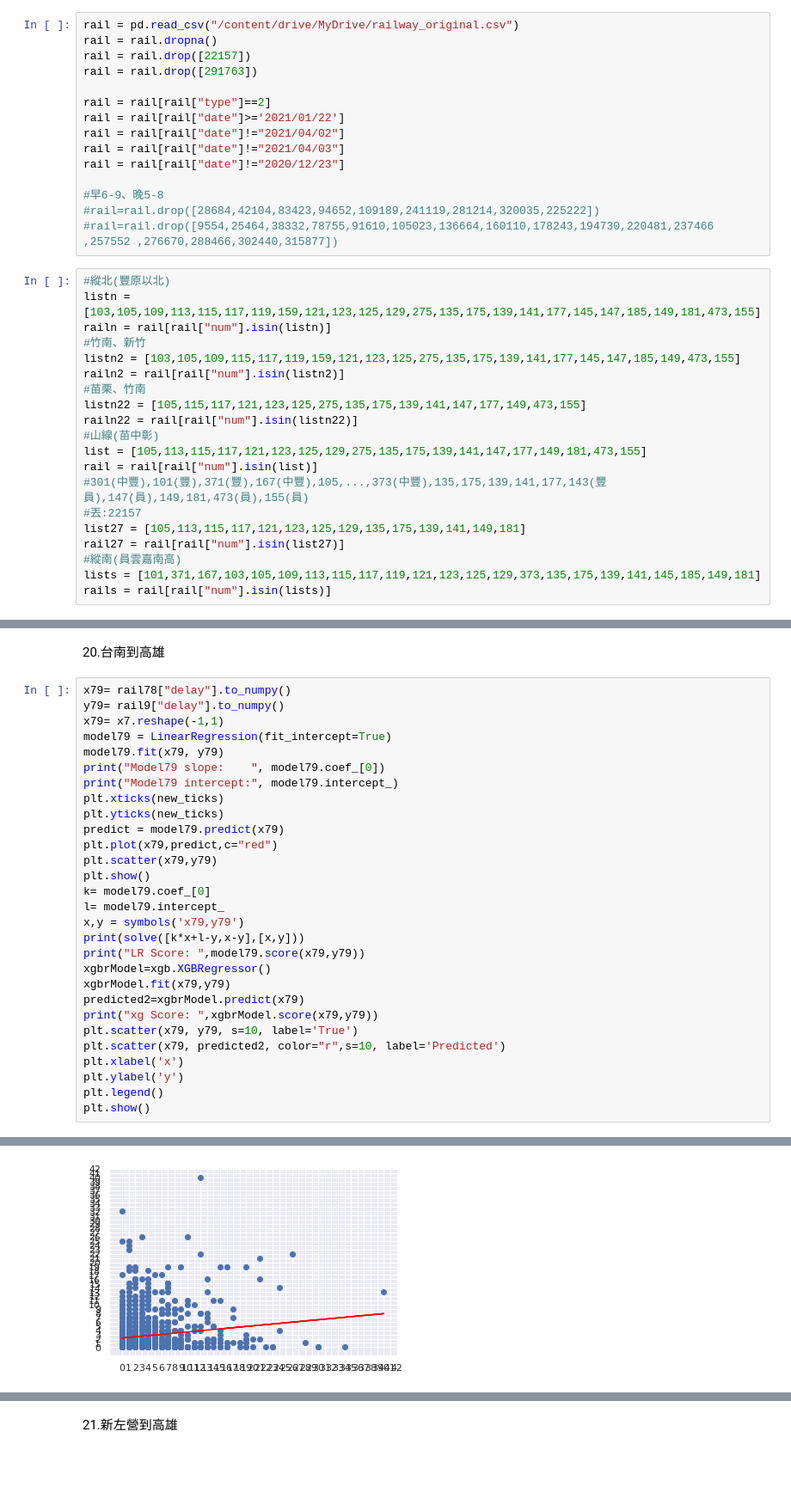
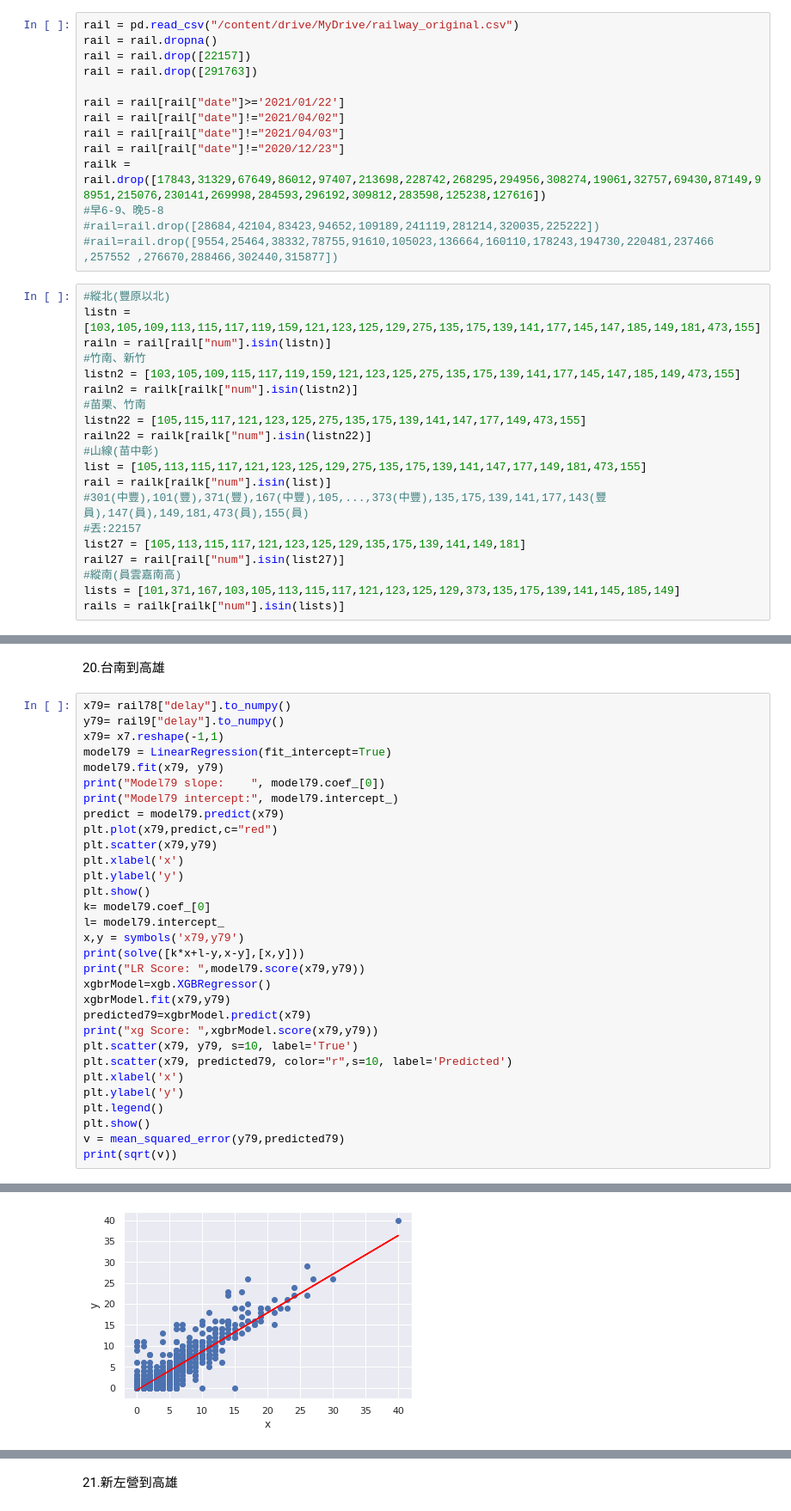
Before and after one commit to GoldenWanGila/Collage-Project, a Jupyter notebook: 逆.ipynb, the cells around one changed output, grey strips where cells are left out. Shown at 86% size. Drawn from its saved outputs; the diff is of its cells as text; blank space fills up the shorter version.

```diff
--- a/逆.ipynb
+++ b/逆.ipynb
@@ -29,12 +31,11 @@ rail = rail.dropna()
 rail = rail.drop([22157])
 rail = rail.drop([291763])
 
-rail = rail[rail["type"]==2]
 rail = rail[rail["date"]>='2021/01/22']
 rail = rail[rail["date"]!="2021/04/02"]
 rail = rail[rail["date"]!="2021/04/03"]
 rail = rail[rail["date"]!="2020/12/23"]
-
+railk = rail.drop([17843,31329,67649,86012,97407,213698,228742,268295,294956,308274,19061,32757,69430,87149,98951,215076,230141,269998,284593,296192,309812,283598,125238,127616])
 #早6-9、晚5-8
 #rail=rail.drop([28684,42104,83423,94652,109189,241119,281214,320035,225222])
 #rail=rail.drop([9554,25464,38332,78755,91610,105023,136664,160110,178243,194730,220481,237466 ,257552 ,276670,288466,302440,315877])
@@ -44,17 +45,17 @@ listn = [103,105,109,113,115,117,119,159,121,123,125,129,275,135,175,139,141,177
 railn = rail[rail["num"].isin(listn)]
 #竹南、新竹
 listn2 = [103,105,109,115,117,119,159,121,123,125,275,135,175,139,141,177,145,147,185,149,473,155]
-railn2 = rail[rail["num"].isin(listn2)]
+railn2 = railk[railk["num"].isin(listn2)]
 #苗栗、竹南
 listn22 = [105,115,117,121,123,125,275,135,175,139,141,147,177,149,473,155]
-railn22 = rail[rail["num"].isin(listn22)]
+railn22 = railk[railk["num"].isin(listn22)]
 #山線(苗中彰)
 list = [105,113,115,117,121,123,125,129,275,135,175,139,141,147,177,149,181,473,155]
-rail = rail[rail["num"].isin(list)]
+rail = railk[railk["num"].isin(list)]
 #301(中豐),101(豐),371(豐),167(中豐),105,...,373(中豐),135,175,139,141,177,143(豐員),147(員),149,181,473(員),155(員)
 #丟:22157
 list27 = [105,113,115,117,121,123,125,129,135,175,139,141,149,181]
 rail27 = rail[rail["num"].isin(list27)]
 #縱南(員雲嘉南高)
-lists = [101,371,167,103,105,109,113,115,117,119,121,123,125,129,373,135,175,139,141,145,185,149,181]
-rails = rail[rail["num"].isin(lists)]
+lists = [101,371,167,103,105,113,115,117,121,123,125,129,373,135,175,139,141,145,185,149]
+rails = railk[railk["num"].isin(lists)]
@@ -907,11 +1165,11 @@ model79 = LinearRegression(fit_intercept=True)
 model79.fit(x79, y79)
 print("Model79 slope:    ", model79.coef_[0])
 print("Model79 intercept:", model79.intercept_)
-plt.xticks(new_ticks)
-plt.yticks(new_ticks)
 predict = model79.predict(x79)
 plt.plot(x79,predict,c="red")
 plt.scatter(x79,y79)
+plt.xlabel('x')
+plt.ylabel('y')
 plt.show()
 k= model79.coef_[0]
 l= model79.intercept_
@@ -920,12 +1178,14 @@ print(solve([k*x+l-y,x-y],[x,y]))
 print("LR Score: ",model79.score(x79,y79))
 xgbrModel=xgb.XGBRegressor()
 xgbrModel.fit(x79,y79)
-predicted2=xgbrModel.predict(x79)
+predicted79=xgbrModel.predict(x79)
 print("xg Score: ",xgbrModel.score(x79,y79))
 plt.scatter(x79, y79, s=10, label='True')
-plt.scatter(x79, predicted2, color="r",s=10, label='Predicted')
+plt.scatter(x79, predicted79, color="r",s=10, label='Predicted')
 plt.xlabel('x')
 plt.ylabel('y')
 plt.legend()
 plt.show()
+v = mean_squared_error(y79,predicted79)
+print(sqrt(v))
 # %% [output]
@@ -934 +1194 @@ Model79 intercept: 2.159631035771323
-[figure, old version]
+[figure, new version]
```
Also changed, not shown: parts of 40 cells of this notebook.
